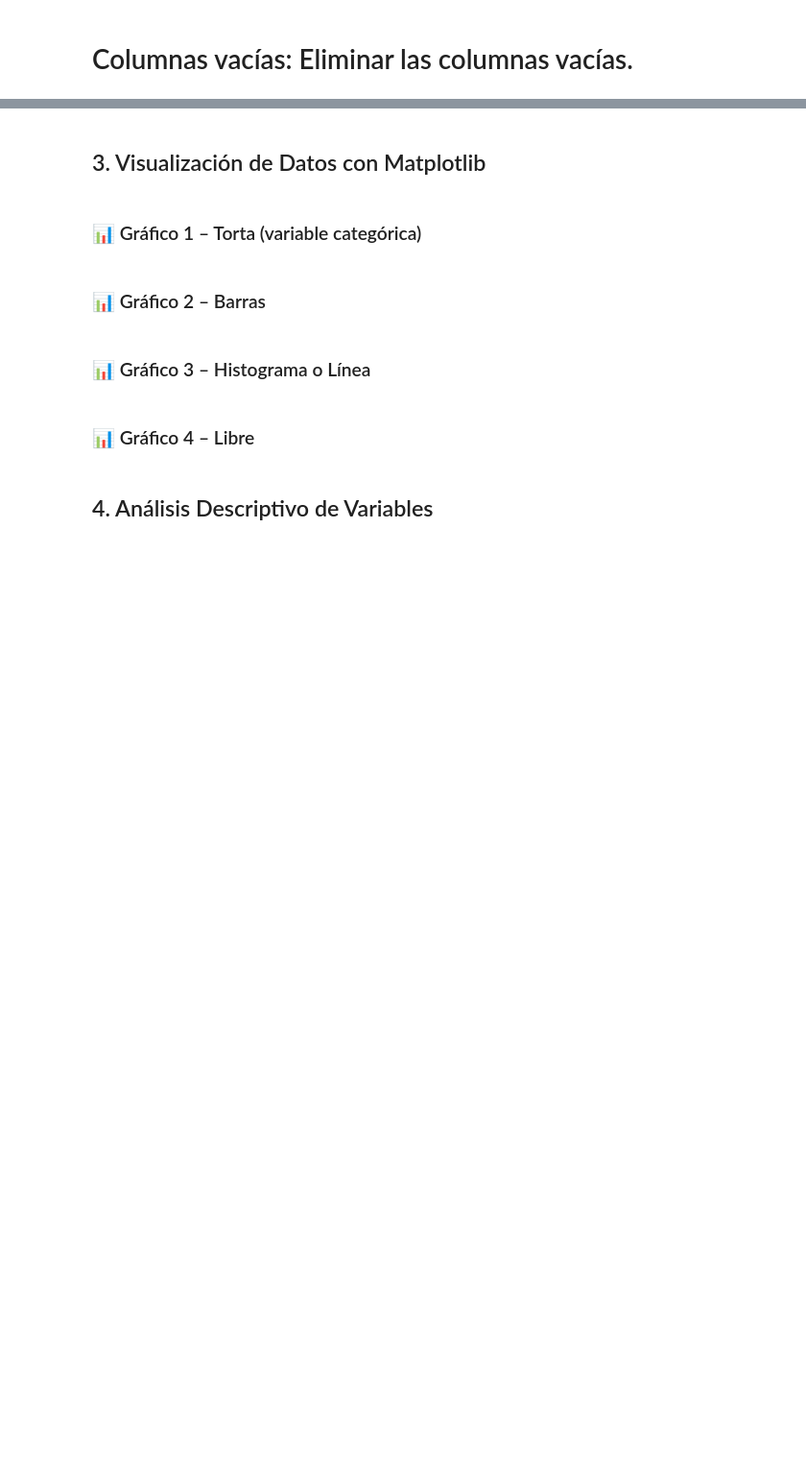
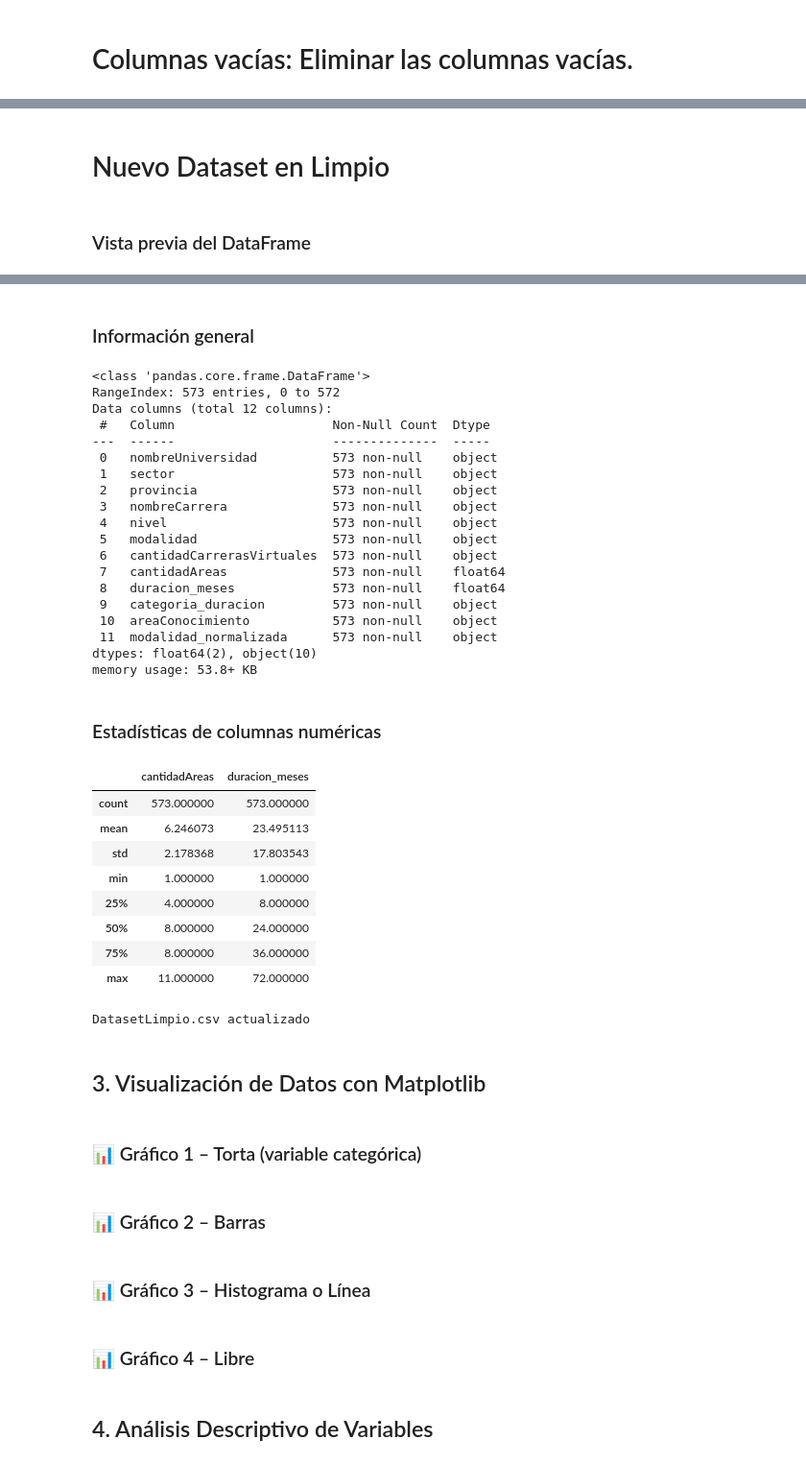
Before and after one commit to Nico0626/Analista-de-datos, a Jupyter notebook: Documentacion/limpieza.ipynb, the cells around one changed output, grey strips where cells are left out. Shown: that part at 96% size. Saved outputs shown, nothing was run; the diff lists cells and outputs as text; code cells hidden in the pictures; blank space fills up the shorter version.

```diff
--- a/Documentacion/limpieza.ipynb
+++ b/Documentacion/limpieza.ipynb
@@ -866,3 +924,20 @@ Series([], dtype: int64)
 Depues:
 Series([], dtype: int64)
 DatasetLimpio.csv actualizado
+# %% [markdown]
+# Nuevo Dataset en Limpio
+# %%
+import pandas as pd
+# Cargar el archivo CSV
+df = pd.read_csv("/content/DatasetLimpio.csv")
+
+display(Markdown("### Vista previa del DataFrame"))
+display(df.head())
+
+display(Markdown("### Información general"))
+df.info()
+
+display(Markdown("### Estadísticas de columnas numéricas"))
+df.describe()
+# %% [output]
+### Vista previa del DataFrame
@@ -869,3 +950,43 @@ DatasetLimpio.csv actualizado
+### Información general
+<class 'pandas.core.frame.DataFrame'>
+RangeIndex: 573 entries, 0 to 572
+Data columns (total 12 columns):
+ #   Column                     Non-Null Count  Dtype
+---  ------                     --------------  -----
+ 0   nombreUniversidad          573 non-null    object
+ 1   sector                     573 non-null    object
+ 2   provincia                  573 non-null    object
+ 3   nombreCarrera              573 non-null    object
+ 4   nivel                      573 non-null    object
+ 5   modalidad                  573 non-null    object
+ 6   cantidadCarrerasVirtuales  573 non-null    object
+ 7   cantidadAreas              573 non-null    float64
+ 8   duracion_meses             573 non-null    float64
+ 9   categoria_duracion         573 non-null    object
+ 10  areaConocimiento           573 non-null    object
+ 11  modalidad_normalizada      573 non-null    object
+dtypes: float64(2), object(10)
+memory usage: 53.8+ KB
+### Estadísticas de columnas numéricas
+|  | cantidadAreas | duracion_meses |
+| count | 573.000000 | 573.000000 |
+| mean | 6.246073 | 23.495113 |
+| std | 2.178368 | 17.803543 |
+| min | 1.000000 | 1.000000 |
+| 25% | 4.000000 | 8.000000 |
+| 50% | 8.000000 | 24.000000 |
+| 75% | 8.000000 | 36.000000 |
+| max | 11.000000 | 72.000000 |
+# %%
+import pandas as pd
+
+df=pd.read_csv("/content/DatasetLimpio.csv")
+df.drop(columns=['modalidad'],inplace=True)
+df.rename(columns={'modlidad_normalizada':'modalidad'},inplace=True)
+df.to_csv("/content/DatasetLimpio.csv", index=False)
+print("DatasetLimpio.csv actualizado")
+# %% [output]
+DatasetLimpio.csv actualizado
 # %% [markdown]
 
 ## 3. Visualización de Datos con Matplotlib
```
Also changed, not shown: parts of 14 cells of this notebook.
